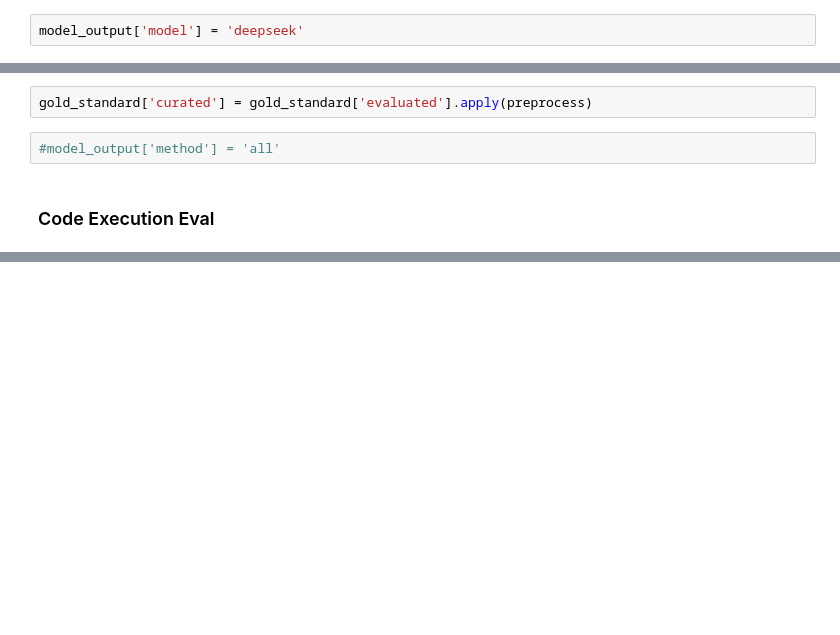
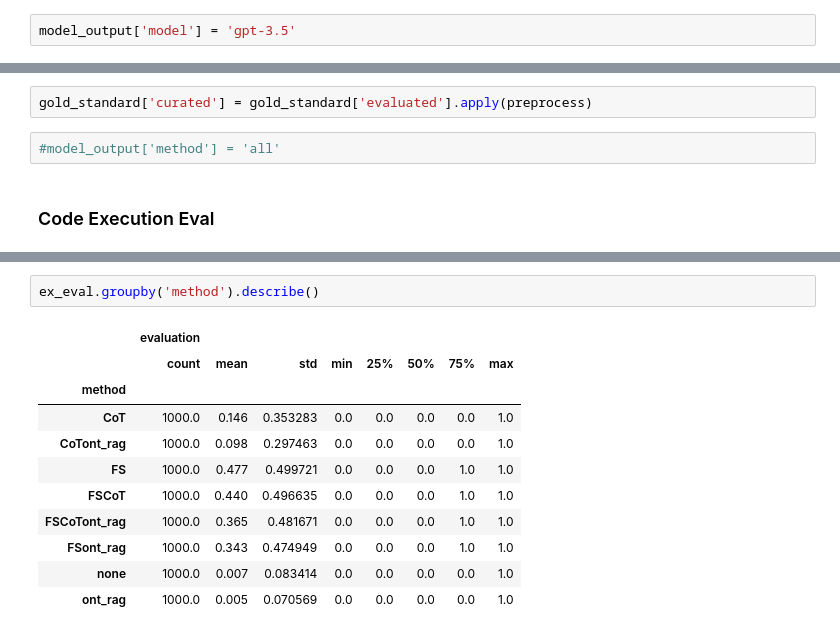
Before and after one commit to CLSInfra-UNED/CLS-Augur, a Jupyter notebook: Notebooks/evaluation.ipynb, the cells around one changed output, grey strips where cells are left out. Saved outputs shown, nothing was run; the diff lists cells and outputs as text; blank space fills up the shorter version.

```diff
--- a/Notebooks/evaluation.ipynb
+++ b/Notebooks/evaluation.ipynb
@@ -28,7 +29,7 @@ model_output = pd.read_csv('../datafiles/CodeLlama_1k_14_02_2024.csv')
 # %%
 model_output = model_output.fillna('none')
 # %%
-model_output['model'] = 'deepseek'
+model_output['model'] = 'gpt-3.5'
 # %% [markdown]
 ## Preprocess
 # %%
@@ -89,0 +215,14 @@ model_output['evaluation'] = model_output['evaluation'].astype(int)
+# %%
+ex_eval.groupby('method').describe()
+# %% [output]
+|  | evaluation |  |  |  |  |  |  |  |
+|  | count | mean | std | min | 25% | 50% | 75% | max |
+| method |  |  |  |  |  |  |  |  |
+| CoT | 1000.0 | 0.146 | 0.353283 | 0.0 | 0.0 | 0.0 | 0.0 | 1.0 |
+| CoTont_rag | 1000.0 | 0.098 | 0.297463 | 0.0 | 0.0 | 0.0 | 0.0 | 1.0 |
+| FS | 1000.0 | 0.477 | 0.499721 | 0.0 | 0.0 | 0.0 | 1.0 | 1.0 |
+| FSCoT | 1000.0 | 0.440 | 0.496635 | 0.0 | 0.0 | 0.0 | 1.0 | 1.0 |
+| FSCoTont_rag | 1000.0 | 0.365 | 0.481671 | 0.0 | 0.0 | 0.0 | 1.0 | 1.0 |
+| FSont_rag | 1000.0 | 0.343 | 0.474949 | 0.0 | 0.0 | 0.0 | 1.0 | 1.0 |
+| none | 1000.0 | 0.007 | 0.083414 | 0.0 | 0.0 | 0.0 | 0.0 | 1.0 |
+| ont_rag | 1000.0 | 0.005 | 0.070569 | 0.0 | 0.0 | 0.0 | 0.0 | 1.0 |
```
Also changed, not shown: parts of 25 cells of this notebook, 10 other files.
